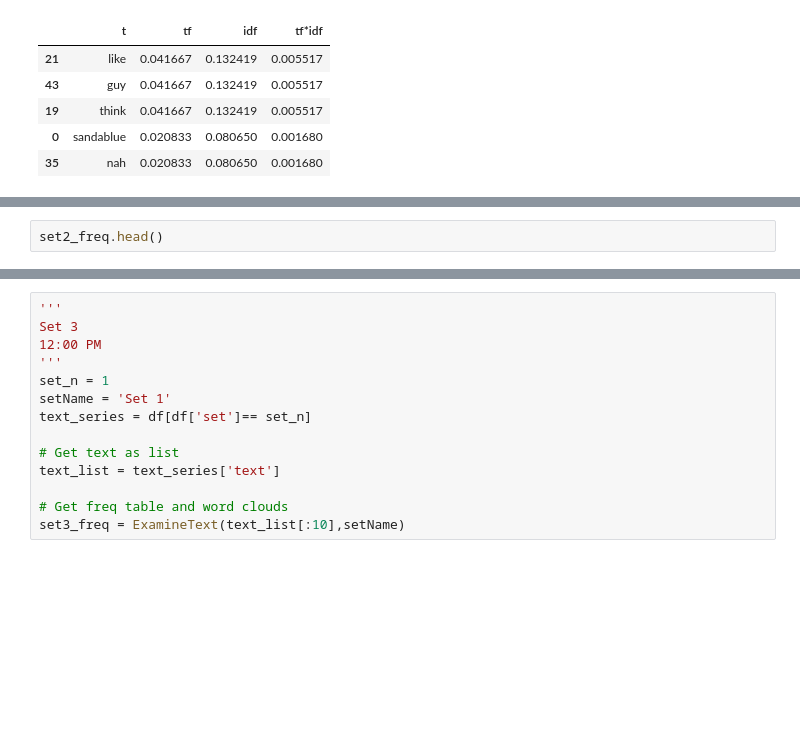
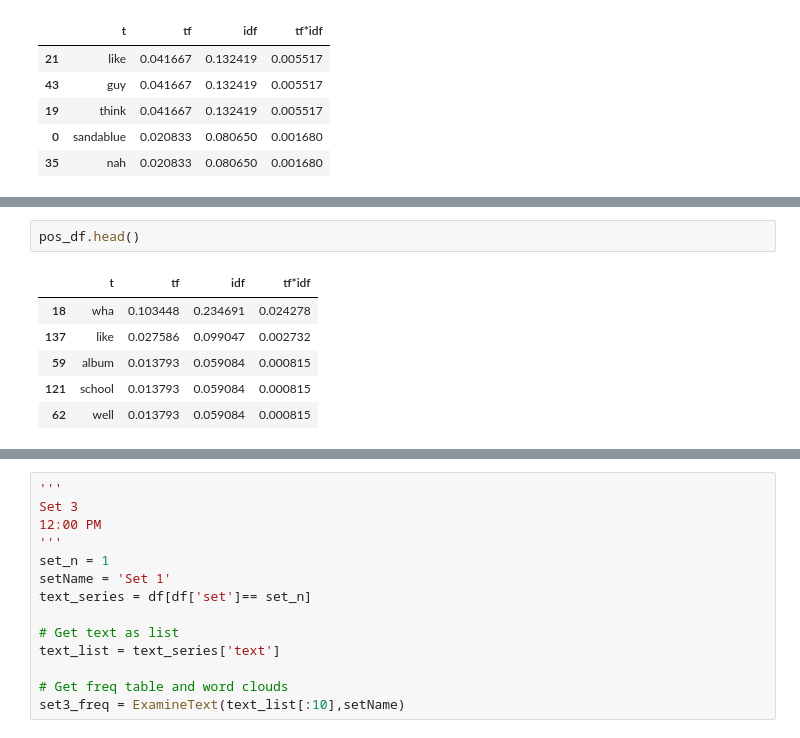
Before and after one commit to jdecke71/tw_net, a Jupyter notebook: notebooks/nlp.ipynb, the cells around one changed output, grey strips where cells are left out. Saved outputs shown, nothing was run; the diff lists cells and outputs as text; blank space fills up the shorter version.

```diff
--- a/notebooks/nlp.ipynb
+++ b/notebooks/nlp.ipynb
@@ -96,2 +96,9 @@ pos_df,neg_df = ExamineText(text_list[:],setName)
 # %%
-set2_freq.head()
+pos_df.head()
+# %% [output]
+|  | t | tf | idf | tf*idf |
+| 18 | wha | 0.103448 | 0.234691 | 0.024278 |
+| 137 | like | 0.027586 | 0.099047 | 0.002732 |
+| 59 | album | 0.013793 | 0.059084 | 0.000815 |
+| 121 | school | 0.013793 | 0.059084 | 0.000815 |
+| 62 | well | 0.013793 | 0.059084 | 0.000815 |
```
Also changed, not shown: parts of 2 cells of this notebook, 3 other files.
